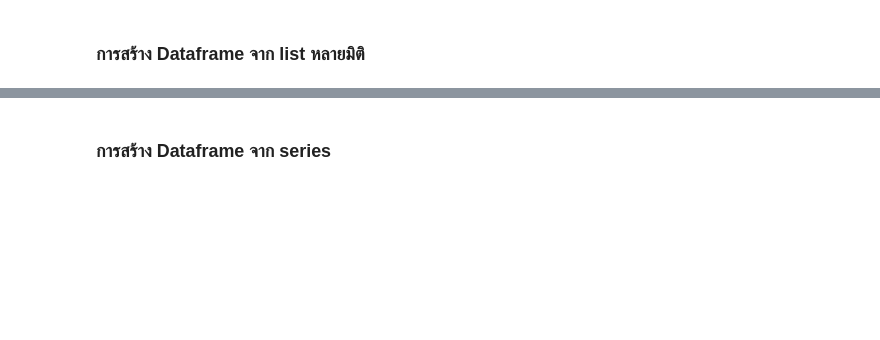
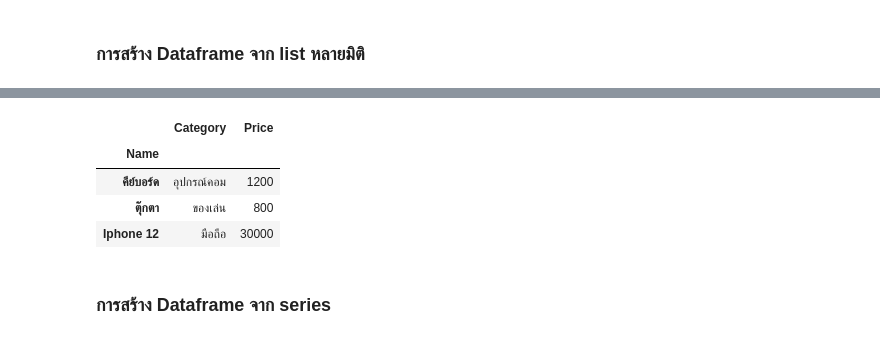
Before and after one commit to Aomaphisara/Python-basics, a Jupyter notebook: Pandas1.ipynb, the cells around one changed output, grey strips where cells are left out. Saved outputs shown, nothing was run; the diff lists cells and outputs as text; code cells hidden in the pictures; blank space fills up the shorter version.

```diff
--- a/Pandas1.ipynb
+++ b/Pandas1.ipynb
@@ -123,2 +193,12 @@ Dataframe เป็นโครงสร้างข้อมูลแบบ Arr
+# %%
+df3.set_index(['Name'],inplace=True) # เปลี่ยน index เป็นคอลัมน์ Name
+# %%
+df3
+# %% [output]
+|  | Category | Price |
+| Name |  |  |
+| คีย์บอร์ด | อุปกรณ์คอม | 1200 |
+| ตุ๊กตา | ของเล่น | 800 |
+| Iphone 12 | มือถือ | 30000 |
 # %% [markdown]
 ### การสร้าง Dataframe จาก series
```
Also changed, not shown: parts of 12 cells of this notebook.
